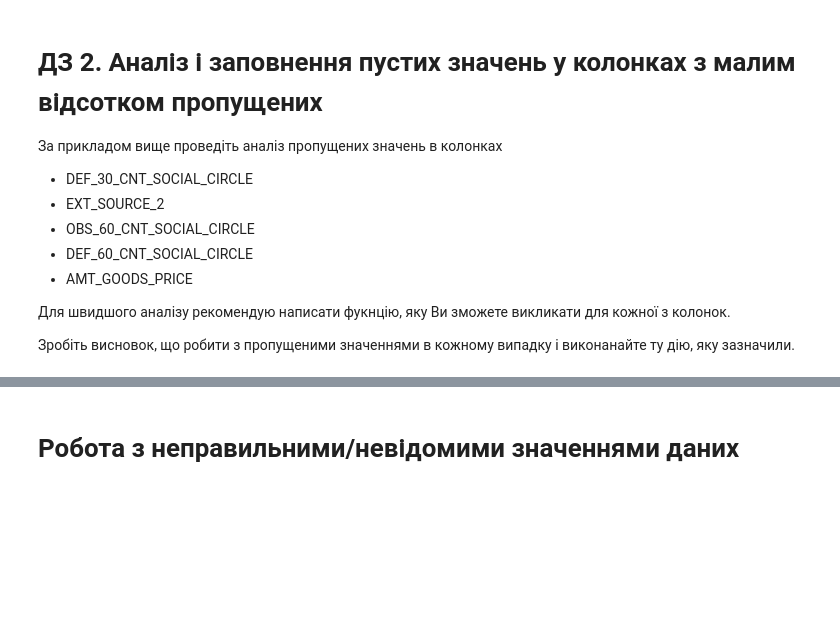
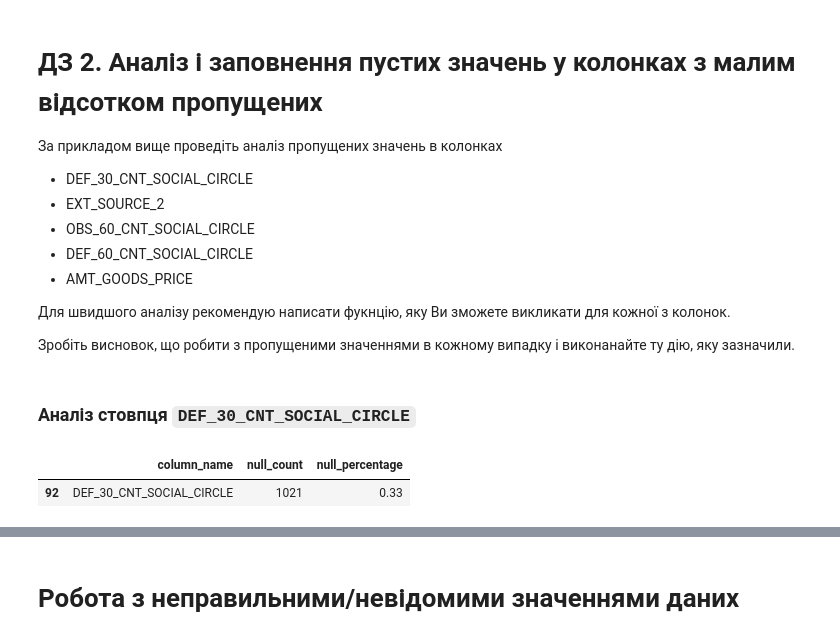
Before and after one commit to nikishkaaa/ML-Course, a Jupyter notebook: 1_Credit_EDA.ipynb, the cells around one changed output, grey strips where cells are left out. Cells and saved outputs as stored; diff of their text form; code cells hidden in the pictures; blank space fills up the shorter version.

```diff
--- a/1_Credit_EDA.ipynb
+++ b/1_Credit_EDA.ipynb
@@ -893,0 +897,7 @@ df['OBS_30_CNT_SOCIAL_CIRCLE'].fillna(df['OBS_30_CNT_SOCIAL_CIRCLE'].median(), i
+# %% [markdown]
+### Аналіз стовпця `DEF_30_CNT_SOCIAL_CIRCLE`
+# %%
+null_df_under1[null_df_under1.column_name == 'DEF_30_CNT_SOCIAL_CIRCLE']
+# %% [output]
+|  | column_name | null_count | null_percentage |
+| 92 | DEF_30_CNT_SOCIAL_CIRCLE | 1021 | 0.33 |
```
Also changed, not shown: parts of 18 cells of this notebook.
